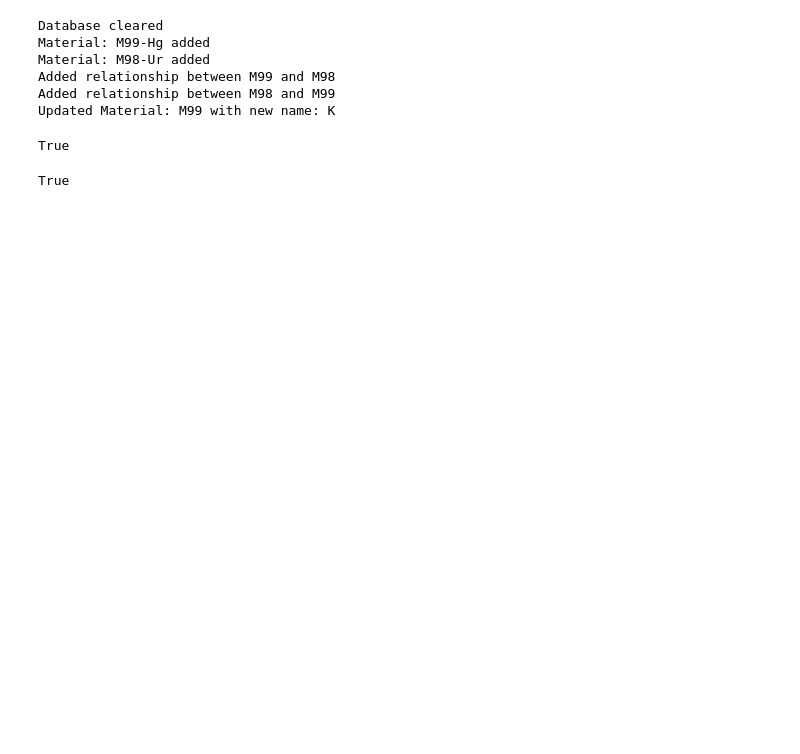
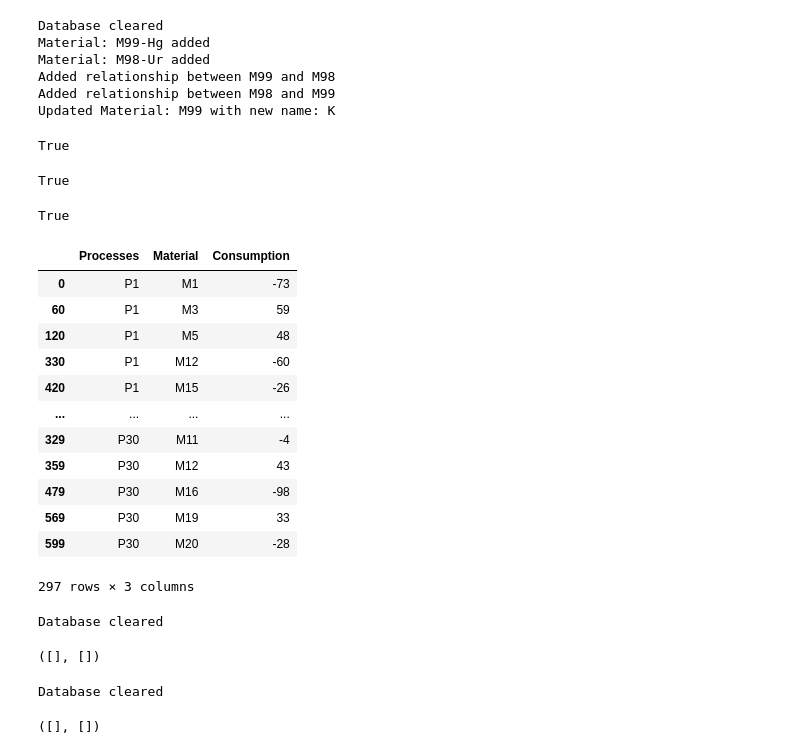
Before and after one commit to walzter/CircularEconomy, a Jupyter notebook: src/db.ipynb, the cells around one changed output. Drawn from its saved outputs; the diff is of its cells as text; code cells hidden in the pictures; blank space fills up the shorter version.

Commit message:
Updated neo4j database methods

```diff
--- a/src/db.ipynb
+++ b/src/db.ipynb
@@ -25,7 +27,10 @@ long_df = pd.wide_to_long(dfa, ["M-"], i="Processes", j="Material").reset_index(
 long_df['IO'] = long_df['Consumption'].apply(lambda x: 1 if x > 0 else -1 if x < 0 else 0)
 ## adding the text to it in case
 long_df['IO_txt'] = long_df['IO'].apply(lambda x: "Input" if x == 1 else "Output" if x == -1 else "None")
-long_df
+
+
+long_df['Processes'] = list(map(lambda x: f'P{int(x.split("-")[1])}',long_df['Processes']))
+long_df['Material'] = list(map(lambda x: f"M{x}",long_df['Material']))
 # %%
 ## the dataframe is per process,
 long_df = long_df.sort_values(by=['Processes','Material'])
@@ -75,5 +101,5 @@ tmp3.head()
 # %%
-long_df_nz.drop(columns=['IO','IO_txt'])
+to_use = long_df_nz.drop(columns=['IO','IO_txt'])
 # %% [markdown]
 ### Start the Database
 # %% [markdown]
@@ -189,0 +210,30 @@ True
+# %%
+## add connection of material hg to process p1
+hg.associated_processes.connect(p1)
+# %% [output]
+True
+# %%
+## add the dataframe to the database
+
+## replace the P-001 with P1
+to_use['Processes'] = list(map(lambda x: f'P{int(x.split("-")[1])}',to_use['Processes']))
+to_use['Material'] = list(map(lambda x: f"M{x}",to_use['Material']))
+# %% [output]
+|  | Processes | Material | Consumption |
+| 0 | P1 | M1 | -73 |
+| 60 | P1 | M3 | 59 |
+| 120 | P1 | M5 | 48 |
+| 330 | P1 | M12 | -60 |
+| 420 | P1 | M15 | -26 |
+| ... | ... | ... | ... |
+| 329 | P30 | M11 | -4 |
+| 359 | P30 | M12 | 43 |
+| 479 | P30 | M16 | -98 |
+| 569 | P30 | M19 | 33 |
+| 599 | P30 | M20 | -28 |
+297 rows × 3 columns
+# %%
+clear_db()
+# %% [output]
+Database cleared
+([], [])
@@ -189,0 +259,5 @@ True
+# %%
+clear_db()
+# %% [output]
+Database cleared
+([], [])
```
Also changed, not shown: parts of 14 cells of this notebook, 3 other files.
